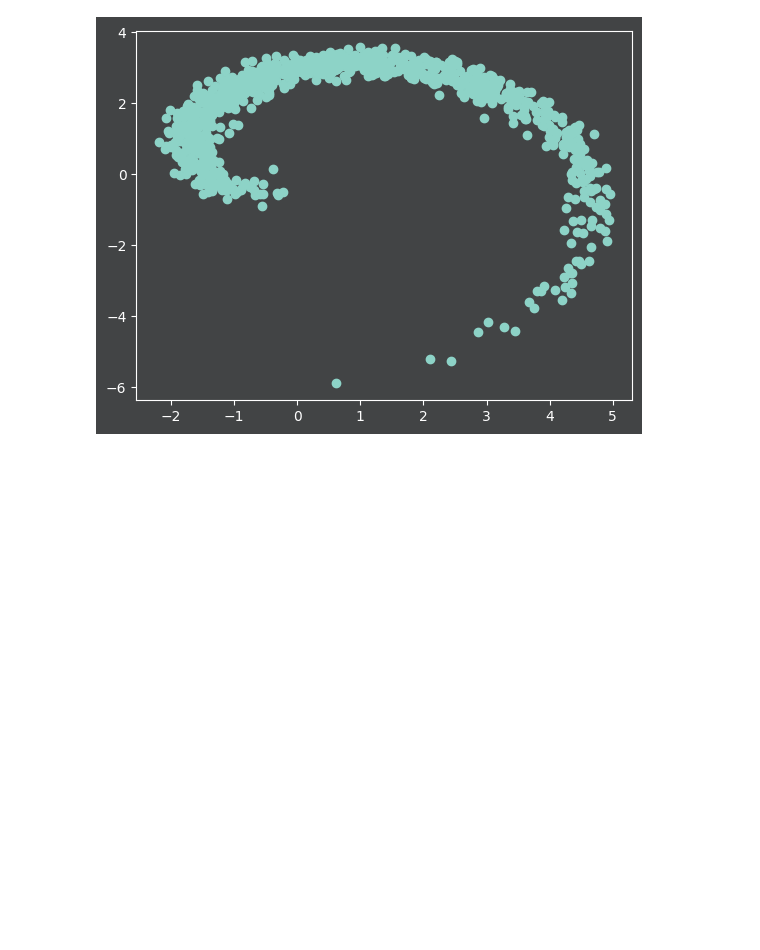
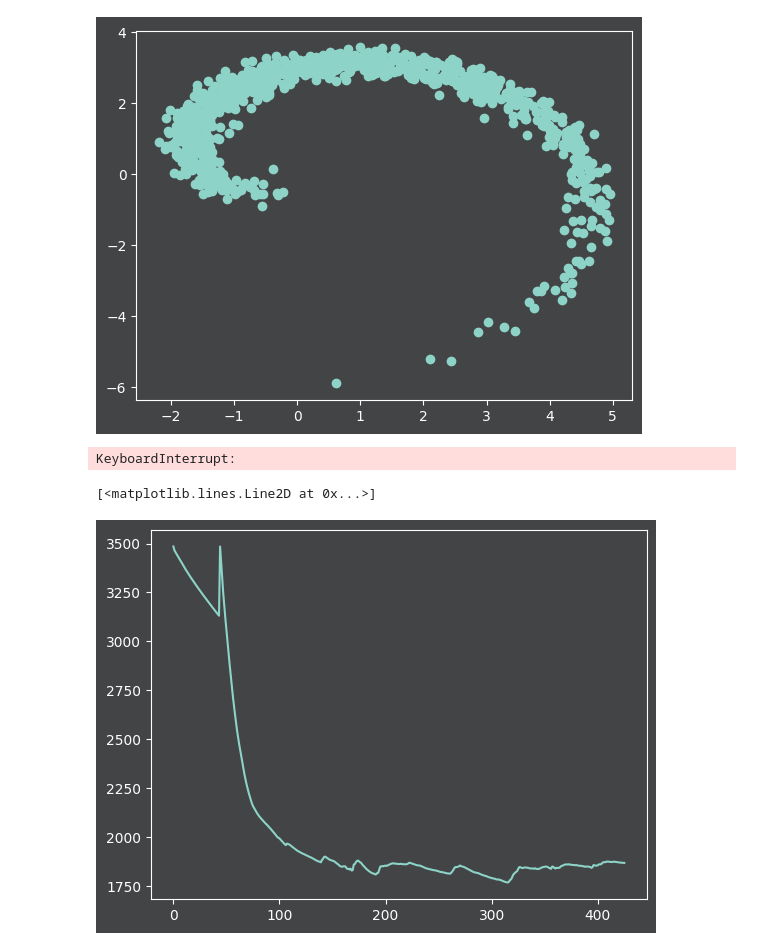
Before and after one commit to bogdankjastrzebski/BayesianDNNTrick, a Jupyter notebook: InvertibleNeuralNetworks.ipynb, the cells around one changed output. Cells and saved outputs as stored; diff of their text form; code cells hidden in the pictures; blank space fills up the shorter version.

```diff
--- a/InvertibleNeuralNetworks.ipynb
+++ b/InvertibleNeuralNetworks.ipynb
@@ -120,16 +134,24 @@ key = jax.random.PRNGKey(1022023)
 EPOCHS = 10000
 batch_size = 128*4
 C = 10000.5
+jitvgloss = jit(lambda params: jax.value_and_grad(lambda params: loss(params, X, C))(params))
 
 for epoch in (pbar := trange(EPOCHS)):
 
     key, subkey = jax.random.split(key)
     X = sample_data(key, batch_size, 0.2)
-    value, grads = jax.value_and_grad(lambda params: loss(params, X, C))(get_params(opt_state))
+    value, grads = jitvgloss(get_params(opt_state))
     opt_state = opt_update(epoch, grads, opt_state)
 
     losses.append(value)
     pbar.set_description(f"{value:0.03f}")
+# %% [output]
+KeyboardInterrupt:
+# %%
+plt.plot(losses)
+# %% [output]
+[<matplotlib.lines.Line2D at 0x...>]
+[figure, added]
 # %%
 constraint(get_params(opt_state))
 # %% [output]
```
Also changed, not shown: parts of 10 cells of this notebook.
